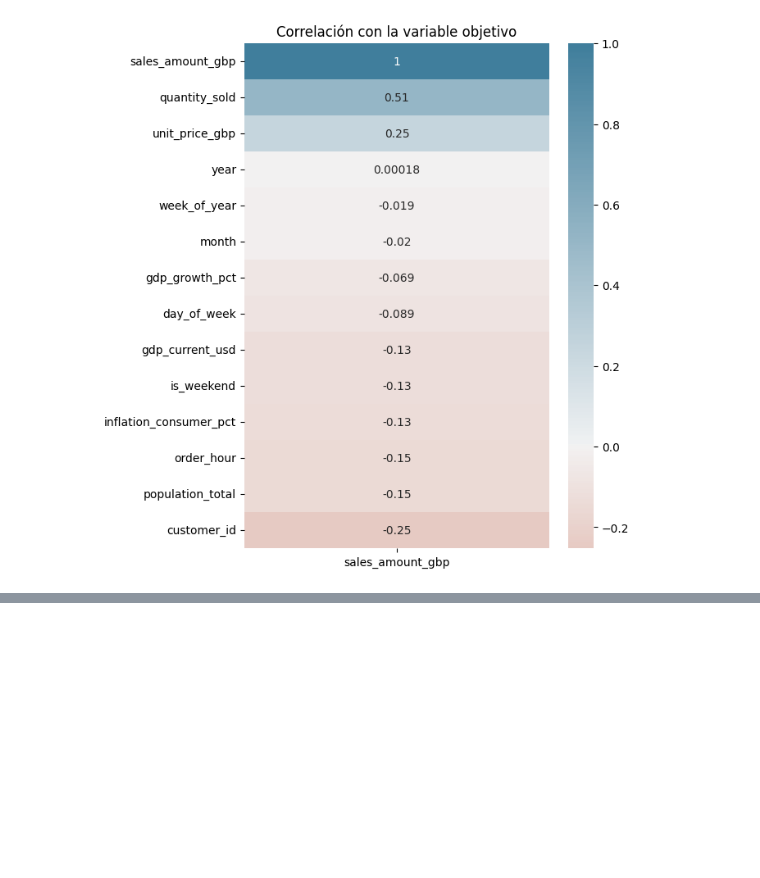
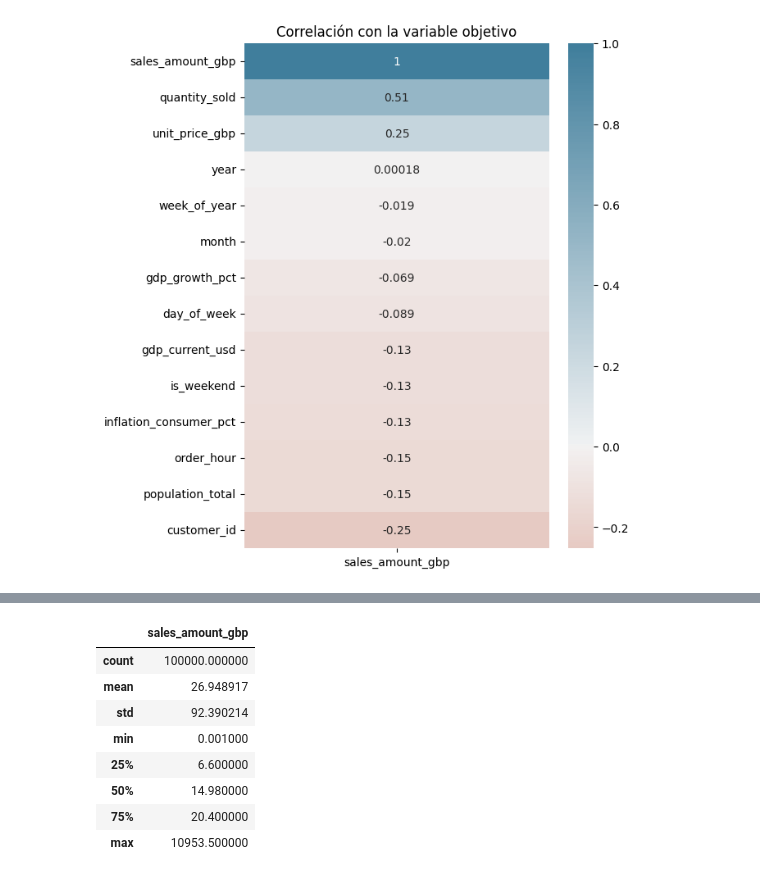
Before and after one commit to jazbar9/ECommerce-Sales-Prediction, a Jupyter notebook: notebooks/ecommerce_sales_eda.ipynb, the cells around one changed output, grey strips where cells are left out. Cells and saved outputs as stored; diff of their text form; code cells hidden in the pictures; blank space fills up the shorter version.

```diff
--- a/notebooks/ecommerce_sales_eda.ipynb
+++ b/notebooks/ecommerce_sales_eda.ipynb
@@ -304,0 +347,12 @@ df_cleaned.to_csv('ecommerce_cleaned.csv',index=None)
+# %%
+df[['sales_amount_gbp']].describe()
+# %% [output]
+|  | sales_amount_gbp |
+| count | 100000.000000 |
+| mean | 26.948917 |
+| std | 92.390214 |
+| min | 0.001000 |
+| 25% | 6.600000 |
+| 50% | 14.980000 |
+| 75% | 20.400000 |
+| max | 10953.500000 |
```
Also changed, not shown: parts of 9 cells of this notebook, 1 other file.
